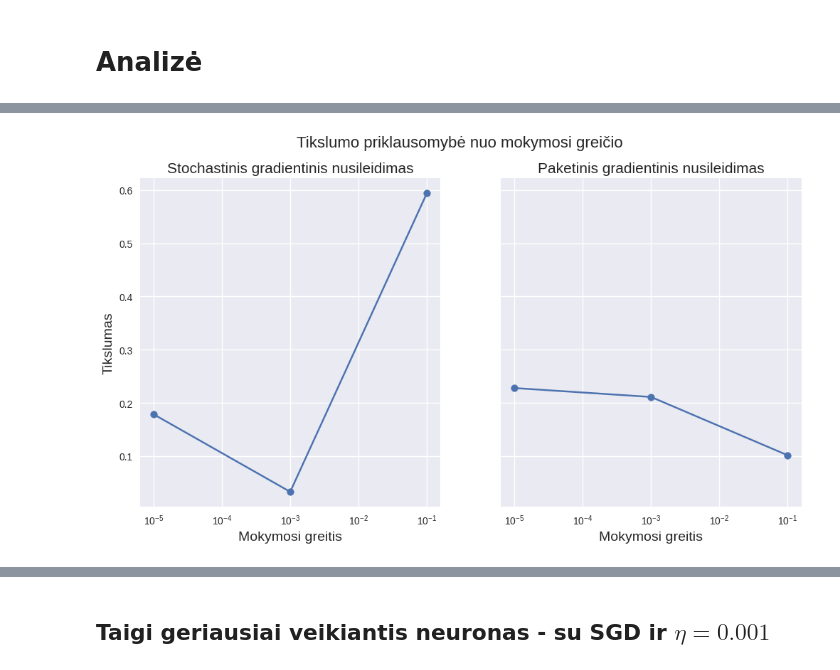
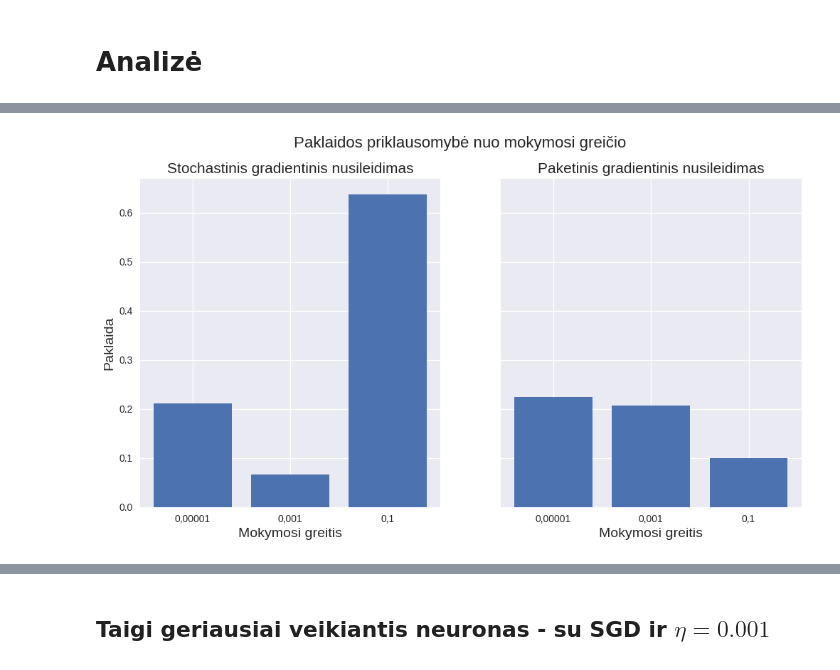
Before and after one commit to lukasjanusauskas/AI-assignments, a Jupyter notebook: uzd2/2_laboratorinis.ipynb, the cells around one changed output, grey strips where cells are left out. Saved outputs shown, nothing was run; the diff lists cells and outputs as text; code cells hidden in the pictures.

```diff
--- a/uzd2/2_laboratorinis.ipynb
+++ b/uzd2/2_laboratorinis.ipynb
@@ -531,28 +508,24 @@ plt.show()
 # %%
 fig, axs = plt.subplots(ncols=2, sharey=True, figsize=(12, 6))
 
-axs[0].plot(learning_rates, mse_sgd)
-axs[1].plot(learning_rates, mse_batch)
+lrs = ["0,00001", "0,001", "0,1"]
 
-axs[0].scatter(learning_rates, mse_sgd)
-axs[1].scatter(learning_rates, mse_batch)
-
-axs[0].set_xscale('log')
-axs[1].set_xscale('log')
+axs[0].bar(x=lrs, height=mse_sgd)
+axs[1].bar(x=lrs, height=mse_batch)
 
 axs[0].set_title('Stochastinis gradientinis nusileidimas', fontsize=15)
 axs[1].set_title('Paketinis gradientinis nusileidimas', fontsize=15)
 
-axs[0].set_ylabel('Tikslumas', fontsize=14)
+axs[0].set_ylabel('Paklaida', fontsize=14)
 axs[0].set_xlabel('Mokymosi greitis', fontsize=14)
 axs[1].set_xlabel('Mokymosi greitis', fontsize=14)
 
-fig.suptitle('Tikslumo priklausomybė nuo mokymosi greičio', fontsize=16)
+fig.suptitle('Paklaidos priklausomybė nuo mokymosi greičio', fontsize=16)
 
 plt.savefig('lr_mse.png', dpi=2000)
 plt.show()
 # %% [output]
-[figure, old version]
+[figure, new version]
 # %%
 output = {
     'Tipas': [],
```
Also changed, not shown: parts of 27 cells of this notebook, 12 other files.
